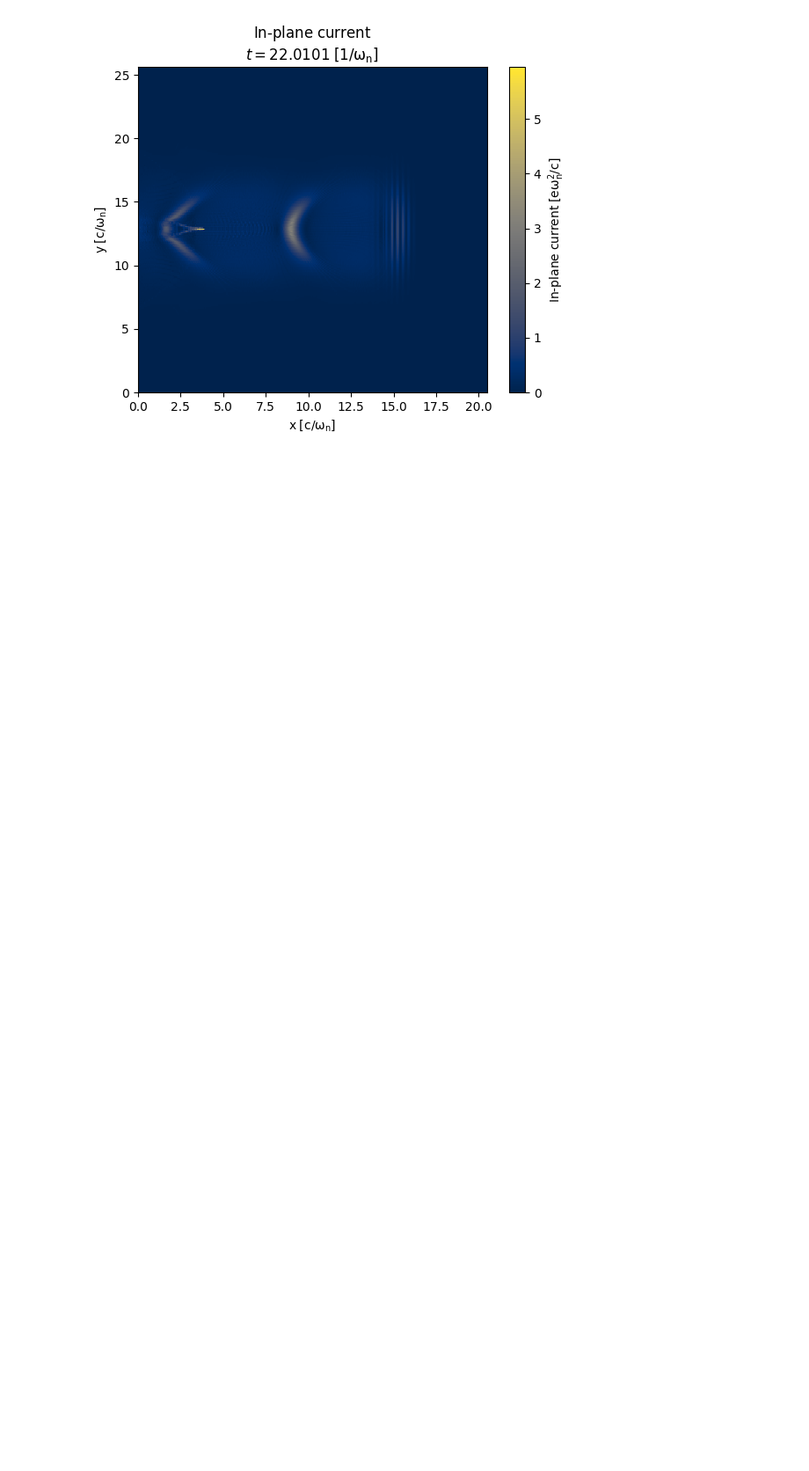
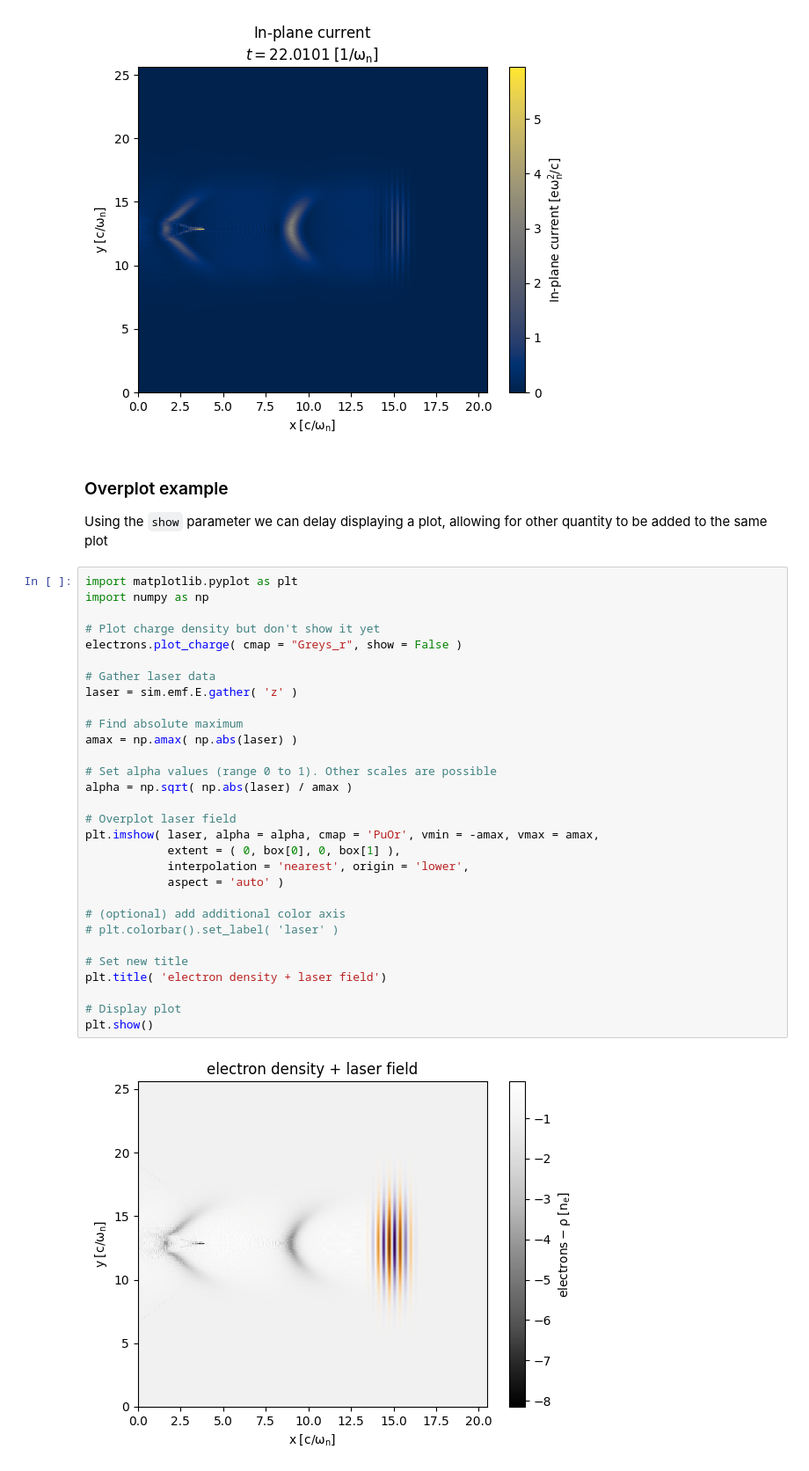
Before and after one commit to ricardo-fonseca/zpic-parallel, a Jupyter notebook: openmp/python/test.ipynb, the cells around one changed output. Shown at 88% size. Drawn from its saved outputs; the diff is of its cells as text; blank space fills up the shorter version.

```diff
--- a/openmp/python/test.ipynb
+++ b/openmp/python/test.ipynb
@@ -195,5 +195,41 @@ sim.current.vplot( cmap = "cividis")
 [figure]
 [figure]
 [figure]
+# %% [markdown]
+### Overplot example
+
+Using the `show` parameter we can delay displaying a plot, allowing for other quantity to be added to the same plot
+# %%
+import matplotlib.pyplot as plt
+import numpy as np
+
+# Plot charge density but don't show it yet
+electrons.plot_charge( cmap = "Greys_r", show = False )
+
+# Gather laser data
+laser = sim.emf.E.gather( 'z' )
+
+# Find absolute maximum
+amax = np.amax( np.abs(laser) )
+
+# Set alpha values (range 0 to 1). Other scales are possible
+alpha = np.sqrt( np.abs(laser) / amax )
+
+# Overplot laser field
+plt.imshow( laser, alpha = alpha, cmap = 'PuOr', vmin = -amax, vmax = amax,
+            extent = ( 0, box[0], 0, box[1] ),
+            interpolation = 'nearest', origin = 'lower',
+            aspect = 'auto' )
+
+# (optional) add additional color axis
+# plt.colorbar().set_label( 'laser' )
+
+# Set new title
+plt.title( 'electron density + laser field')
+
+# Display plot
+plt.show()
+# %% [output]
+[figure, added]
 # %% [markdown]
 ### Phasespace density
```
Also changed, not shown: parts of 2 cells of this notebook, 5 other files.
